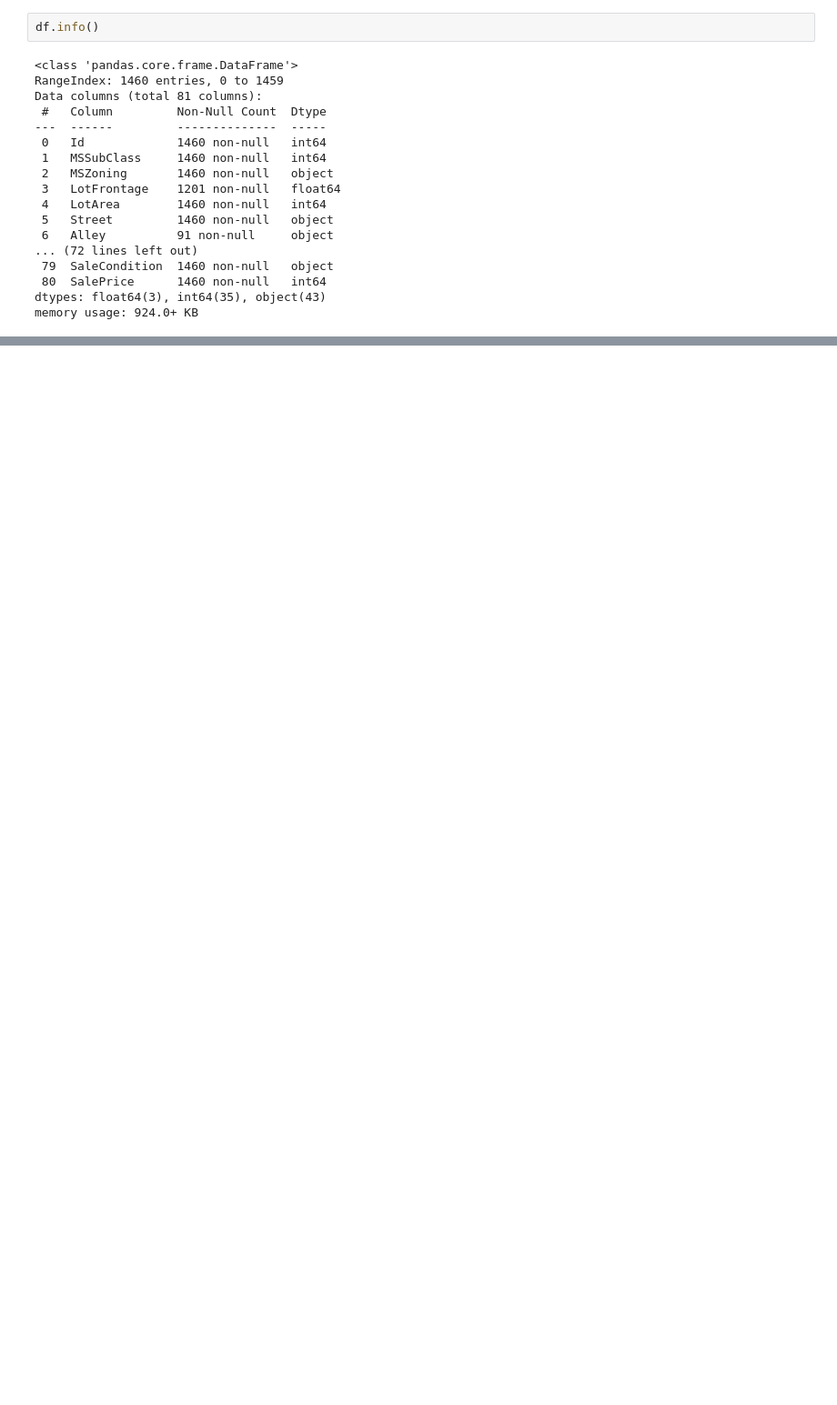
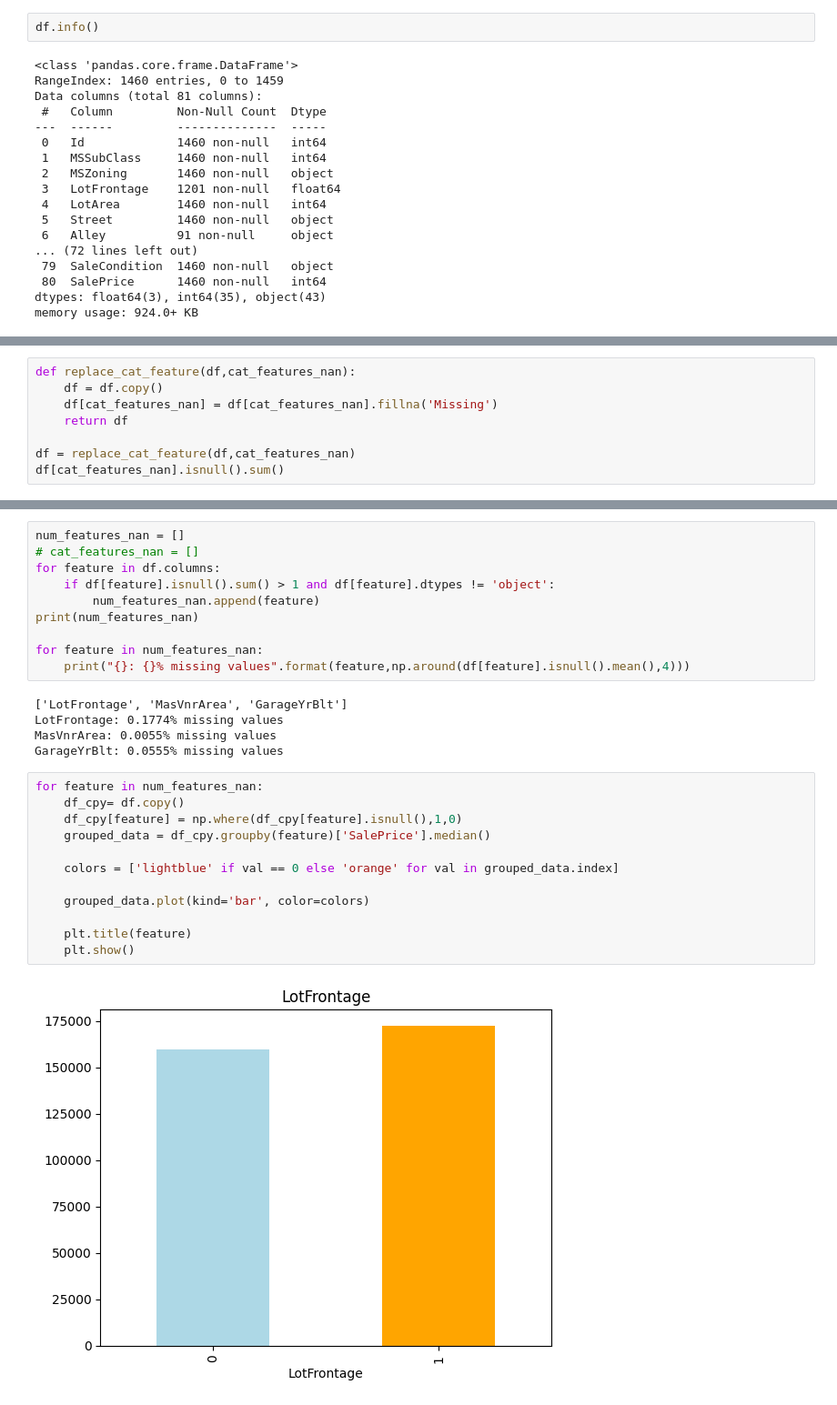
Before and after one commit to Jayasuryan0821/House-Price-Prediction, a Jupyter notebook: Final/eda.ipynb, the cells around one changed output, grey strips where cells are left out. Shown at 91% size. Drawn from its saved outputs; the diff is of its cells as text; blank space fills up the shorter version.

```diff
--- a/Final/eda.ipynb
+++ b/Final/eda.ipynb
@@ -690,0 +161,8 @@ for i in range(0,len(hous_num.columns),5):
+# %%
+def replace_cat_feature(df,cat_features_nan):
+    df = df.copy()
+    df[cat_features_nan] = df[cat_features_nan].fillna('Missing')
+    return df
+
+df = replace_cat_feature(df,cat_features_nan)
+df[cat_features_nan].isnull().sum()
@@ -690,0 +197,29 @@ for i in range(0,len(hous_num.columns),5):
+# %%
+num_features_nan = []
+# cat_features_nan = []
+for feature in df.columns:
+    if df[feature].isnull().sum() > 1 and df[feature].dtypes != 'object':
+        num_features_nan.append(feature)
+print(num_features_nan)
+
+for feature in num_features_nan:
+    print("{}: {}% missing values".format(feature,np.around(df[feature].isnull().mean(),4)))
+# %% [output]
+['LotFrontage', 'MasVnrArea', 'GarageYrBlt']
+LotFrontage: 0.1774% missing values
+MasVnrArea: 0.0055% missing values
+GarageYrBlt: 0.0555% missing values
+# %%
+for feature in num_features_nan:
+    df_cpy= df.copy()
+    df_cpy[feature] = np.where(df_cpy[feature].isnull(),1,0)
+    grouped_data = df_cpy.groupby(feature)['SalePrice'].median()
+
+    colors = ['lightblue' if val == 0 else 'orange' for val in grouped_data.index]
+
+    grouped_data.plot(kind='bar', color=colors)
+
+    plt.title(feature)
+    plt.show()
+# %% [output]
+[figure, added]
```
Also changed, not shown: parts of 50 cells of this notebook.
